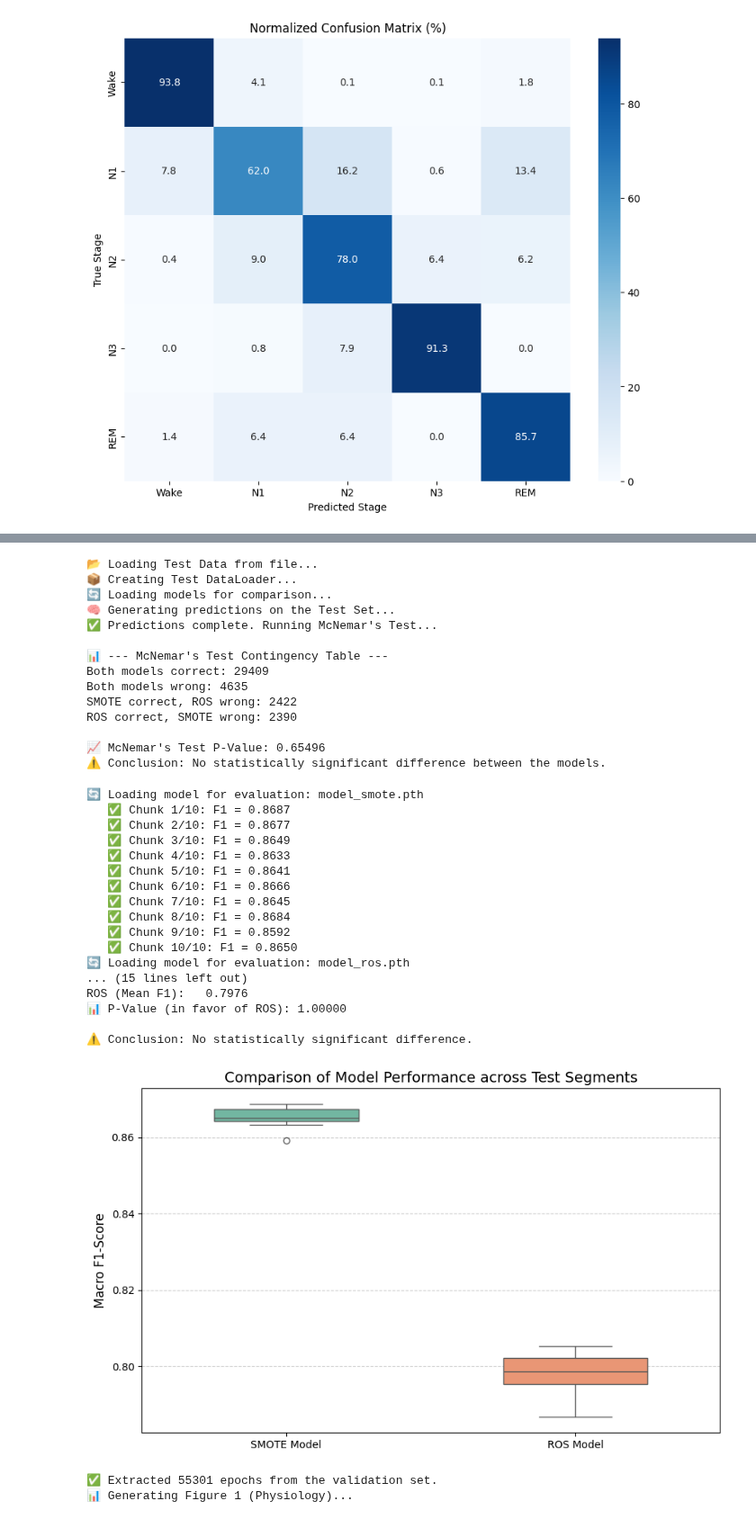
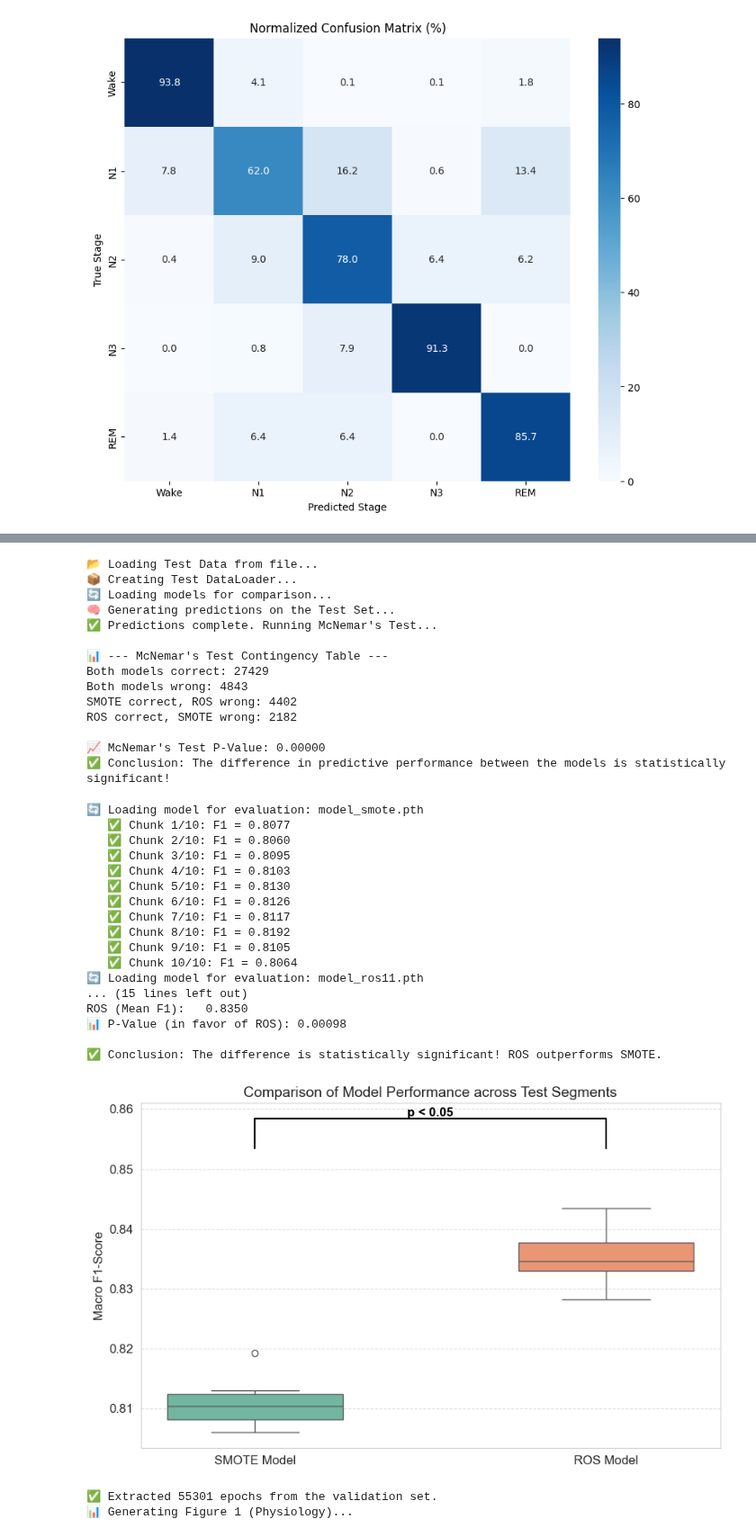
Before and after one commit to TalHakimiDS/DeepSleepSeq, a Jupyter notebook: Sleep_Classification_Training.ipynb, the cells around one changed output, grey strips where cells are left out. Shown at 90% size. Drawn from its saved outputs; the diff is of its cells as text; code cells hidden in the pictures.

Commit message:
new model

```diff
--- a/Sleep_Classification_Training.ipynb
+++ b/Sleep_Classification_Training.ipynb
@@ -513,7 +519,7 @@ X_test_seq, y_test_seq = create_sequences(X_raw, y_raw, SEQ_LEN)
 
 # Ensure SleepNetSeq is defined or imported before this
 model = SleepNetSeq()
-weights_path = 'model_ros.pth'  # Change to 'model_smote.pth' depending on which model you are evaluating
+weights_path = 'model_ros11.pth'
 model.load_state_dict(torch.load(weights_path, map_location=DEVICE))
 test_loader = DataLoader(TensorDataset(X_test_seq, y_test_seq), batch_size=32)
 
@@ -607,7 +613,7 @@ m_smote.load_state_dict(torch.load('model_smote.pth', map_location=device))
 m_smote.eval()
 
 m_ros = SleepNetSeq().to(device)
-m_ros.load_state_dict(torch.load('model_ros.pth', map_location=device))
+m_ros.load_state_dict(torch.load('model_ros11.pth', map_location=device))
 m_ros.eval()
 
 # ==========================================
@@ -681,13 +687,13 @@ else:
 ✅ Predictions complete. Running McNemar's Test...
 
 📊 --- McNemar's Test Contingency Table ---
-Both models correct: 29409
-Both models wrong: 4635
-SMOTE correct, ROS wrong: 2422
-ROS correct, SMOTE wrong: 2390
+Both models correct: 27429
+Both models wrong: 4843
+SMOTE correct, ROS wrong: 4402
+ROS correct, SMOTE wrong: 2182
 
-📈 McNemar's Test P-Value: 0.65496
-⚠️ Conclusion: No statistically significant difference between the models.
+📈 McNemar's Test P-Value: 0.00000
+✅ Conclusion: The difference in predictive performance between the models is statistically significant!
 # %%
 # --- 1. Clean Evaluation Function (Sliding Window) ---
 def evaluate_model_on_chunks(model_path, X_data, y_data, n_chunks=10, seq_len=5):
@@ -733,7 +739,7 @@ def evaluate_model_on_chunks(model_path, X_data, y_data, n_chunks=10, seq_len=5)
     return chunk_scores
 
 f1_smote_list = evaluate_model_on_chunks('model_smote.pth', X_val, y_val)
-f1_ros_list = evaluate_model_on_chunks('model_ros.pth', X_val, y_val)
+f1_ros_list = evaluate_model_on_chunks('model_ros11.pth', X_val, y_val)
 
 # --- 3. Wilcoxon Signed-Rank Test (One-sided favoring ROS) ---
 # Testing if ROS is significantly greater than SMOTE
@@ -750,48 +756,48 @@ print(f"📊 P-Value (in favor of ROS): {p_val:.5f}")
 
 if p_val < 0.05:
     print("\n✅ Conclusion: The difference is statistically significant! ROS outperforms SMOTE.")
 else:
     print("\n⚠️ Conclusion: No statistically significant difference.")
 
 # --- 5. Article Visualization (Boxplot) ---
 import matplotlib.pyplot as plt
 import seaborn as sns
 
 plt.figure(figsize=(10, 6))
 data_to_plot = [f1_smote_list, f1_ros_list]
 sns.boxplot(data=data_to_plot, palette="Set2", width=0.5)
 plt.xticks([0, 1], ['SMOTE Model', 'ROS Model'])
 plt.title('Comparison of Model Performance across Test Segments', fontsize=14)
 plt.ylabel('Macro F1-Score', fontsize=12)
 plt.grid(axis='y', linestyle='--', alpha=0.6)
 
 # Add significance marker above the plot if p < 0.05
 if p_val < 0.05:
     x1, x2 = 0, 1
     y, h, col = max(max(f1_smote_list), max(f1_ros_list)) + 0.01, 0.005, 'k'
     plt.plot([x1, x1, x2, x2], [y, y+h, y+h, y], lw=1.5, c=col)
     plt.text((x1+x2)*.5, y+h, "p < 0.05", ha='center', va='bottom', color=col, weight='bold')
 
 plt.show()
 # %% [output]
 🔄 Loading model for evaluation: model_smote.pth
-   ✅ Chunk 1/10: F1 = 0.8687
-   ✅ Chunk 2/10: F1 = 0.8677
-   ✅ Chunk 3/10: F1 = 0.8649
-   ✅ Chunk 4/10: F1 = 0.8633
-   ✅ Chunk 5/10: F1 = 0.8641
-   ✅ Chunk 6/10: F1 = 0.8666
-   ✅ Chunk 7/10: F1 = 0.8645
-   ✅ Chunk 8/10: F1 = 0.8684
-   ✅ Chunk 9/10: F1 = 0.8592
-   ✅ Chunk 10/10: F1 = 0.8650
-🔄 Loading model for evaluation: model_ros.pth
+   ✅ Chunk 1/10: F1 = 0.8077
+   ✅ Chunk 2/10: F1 = 0.8060
+   ✅ Chunk 3/10: F1 = 0.8095
+   ✅ Chunk 4/10: F1 = 0.8103
+   ✅ Chunk 5/10: F1 = 0.8130
+   ✅ Chunk 6/10: F1 = 0.8126
+   ✅ Chunk 7/10: F1 = 0.8117
+   ✅ Chunk 8/10: F1 = 0.8192
+   ✅ Chunk 9/10: F1 = 0.8105
+   ✅ Chunk 10/10: F1 = 0.8064
+🔄 Loading model for evaluation: model_ros11.pth
 ... (15 lines left out)
-ROS (Mean F1):   0.7976
-📊 P-Value (in favor of ROS): 1.00000
+ROS (Mean F1):   0.8350
+📊 P-Value (in favor of ROS): 0.00098
 
-⚠️ Conclusion: No statistically significant difference.
+✅ Conclusion: The difference is statistically significant! ROS outperforms SMOTE.
-[figure, old version]
+[figure, new version]
 # %%
 import numpy as np
 import torch
```
Also changed, not shown: parts of 2 cells of this notebook, 2 other files.
